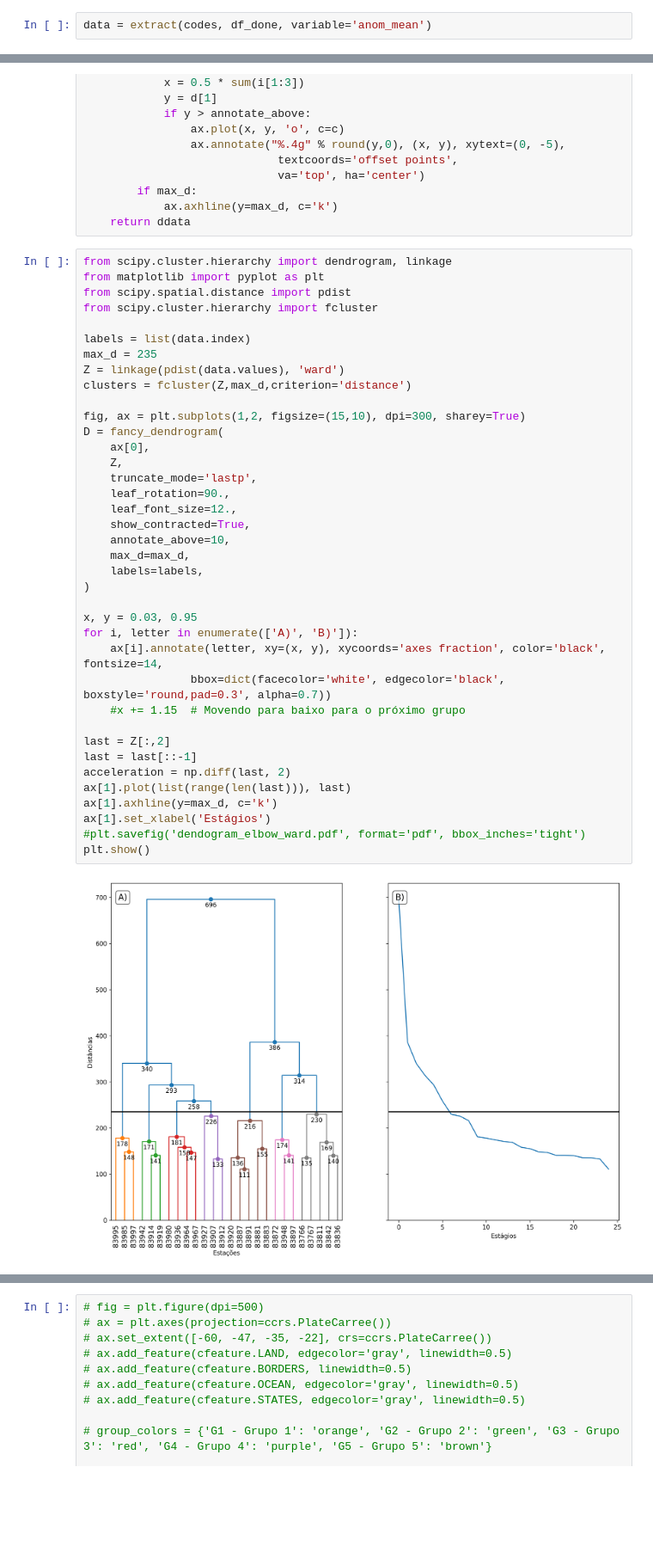
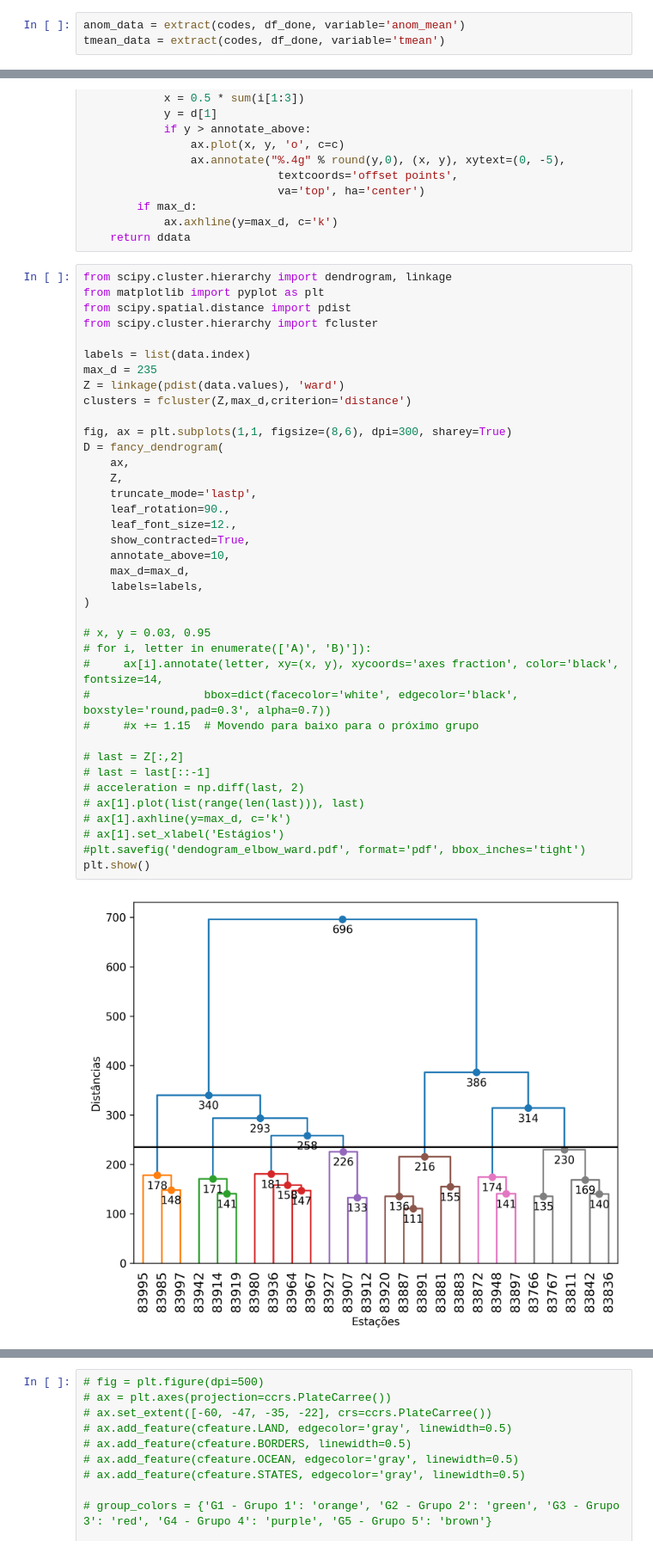
Before and after one commit to lucasdmarten/dissertacao, a Jupyter notebook: stations_parser_anomalys.ipynb, the cells around one changed output, grey strips where cells are left out. Shown at 86% size. Drawn from its saved outputs; the diff is of its cells as text; blank space fills up the shorter version.

```diff
--- a/stations_parser_anomalys.ipynb
+++ b/stations_parser_anomalys.ipynb
@@ -234,4 +251,5 @@ def extract(codes, df_done, variable, fill_with_nans=True):
 # data.index = data['index']
 # data = data.drop(columns=['index'])
 # %%
-data = extract(codes, df_done, variable='anom_mean')
+anom_data = extract(codes, df_done, variable='anom_mean')
+tmean_data = extract(codes, df_done, variable='tmean')
@@ -290,43 +304,43 @@ def fancy_dendrogram(ax, *args, **kwargs):
 # %%
 from scipy.cluster.hierarchy import dendrogram, linkage
 from matplotlib import pyplot as plt
 from scipy.spatial.distance import pdist
 from scipy.cluster.hierarchy import fcluster
 
 labels = list(data.index)
 max_d = 235
 Z = linkage(pdist(data.values), 'ward')
 clusters = fcluster(Z,max_d,criterion='distance')
 
-fig, ax = plt.subplots(1,2, figsize=(15,10), dpi=300, sharey=True)
+fig, ax = plt.subplots(1,1, figsize=(8,6), dpi=300, sharey=True)
 D = fancy_dendrogram(
-    ax[0],
+    ax,
     Z,
     truncate_mode='lastp',
     leaf_rotation=90.,
     leaf_font_size=12.,
     show_contracted=True,
     annotate_above=10,
     max_d=max_d,
     labels=labels,
 )
 
-x, y = 0.03, 0.95
-for i, letter in enumerate(['A)', 'B)']):
-    ax[i].annotate(letter, xy=(x, y), xycoords='axes fraction', color='black', fontsize=14,
-                bbox=dict(facecolor='white', edgecolor='black', boxstyle='round,pad=0.3', alpha=0.7))
-    #x += 1.15  # Movendo para baixo para o próximo grupo
+# x, y = 0.03, 0.95
+# for i, letter in enumerate(['A)', 'B)']):
+#     ax[i].annotate(letter, xy=(x, y), xycoords='axes fraction', color='black', fontsize=14,
+#                 bbox=dict(facecolor='white', edgecolor='black', boxstyle='round,pad=0.3', alpha=0.7))
+#     #x += 1.15  # Movendo para baixo para o próximo grupo
 
-last = Z[:,2]
-last = last[::-1]
-acceleration = np.diff(last, 2)
-ax[1].plot(list(range(len(last))), last)
-ax[1].axhline(y=max_d, c='k')
-ax[1].set_xlabel('Estágios')
+# last = Z[:,2]
+# last = last[::-1]
+# acceleration = np.diff(last, 2)
+# ax[1].plot(list(range(len(last))), last)
+# ax[1].axhline(y=max_d, c='k')
+# ax[1].set_xlabel('Estágios')
 #plt.savefig('dendogram_elbow_ward.pdf', format='pdf', bbox_inches='tight')
 plt.show()
 # %% [output]
-[figure, old version]
+[figure, new version]
 # %%
 codes2group = dict(zip(
     D['ivl'],
```
Also changed, not shown: parts of 20 cells of this notebook, 9 other files.
